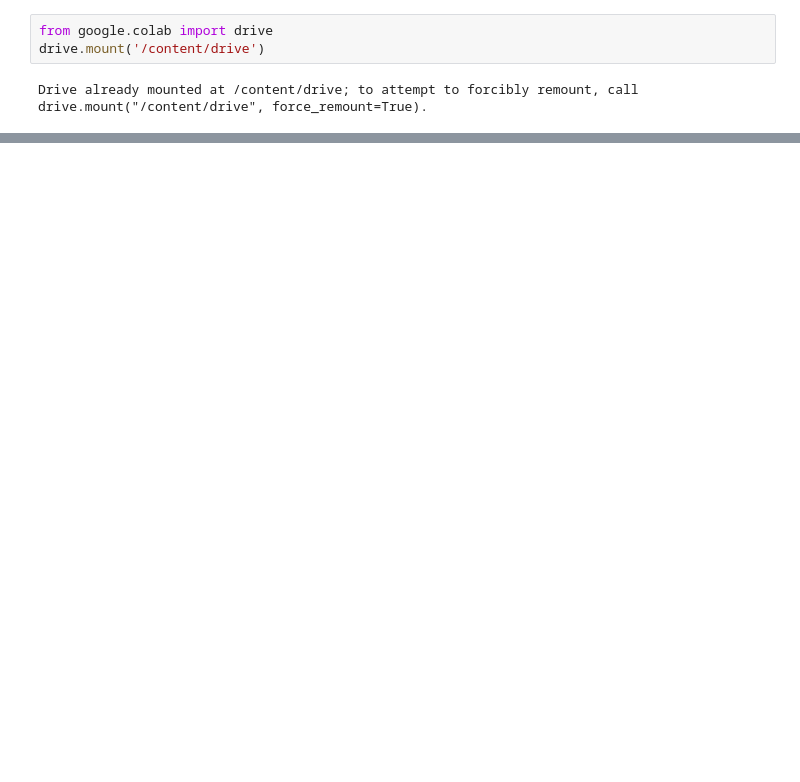
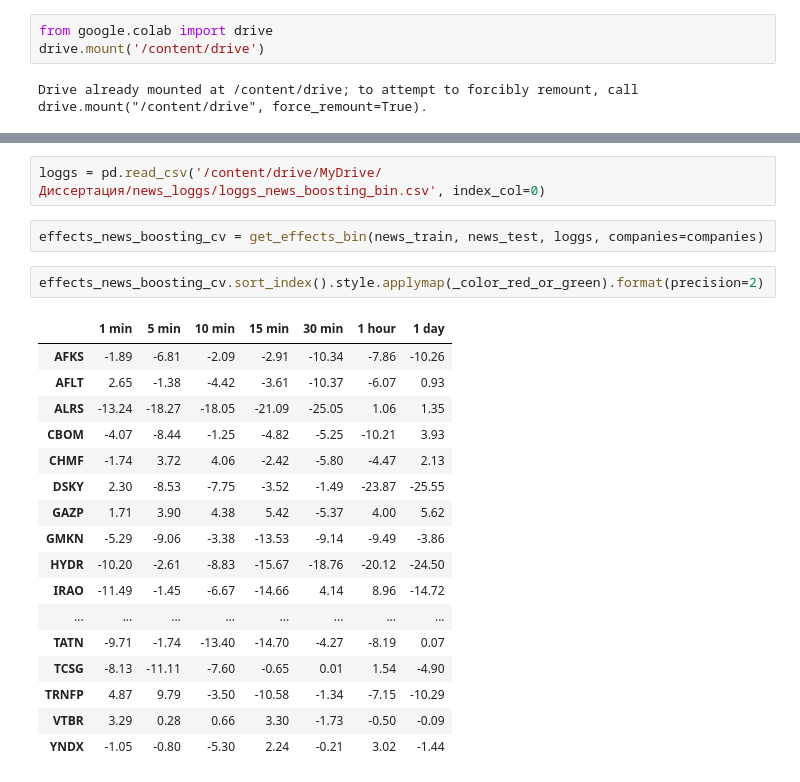
Before and after one commit to BorisenkoGeorgy/Disser_news_stocks, a Jupyter notebook: notebooks/BaselineModels.ipynb, the cells around one changed output, grey strips where cells are left out. Cells and saved outputs as stored; diff of their text form; blank space fills up the shorter version.

```diff
--- a/notebooks/BaselineModels.ipynb
+++ b/notebooks/BaselineModels.ipynb
@@ -559,0 +802,24 @@ evaluate(model, val_texts, val_target, train_target)
+# %%
+loggs = pd.read_csv('/content/drive/MyDrive/Диссертация/news_loggs/loggs_news_boosting_bin.csv', index_col=0)
+# %%
+effects_news_boosting_cv = get_effects_bin(news_train, news_test, loggs, companies=companies)
+# %%
+effects_news_boosting_cv.sort_index().style.applymap(_color_red_or_green).format(precision=2)
+# %% [output]
+|  | 1 min | 5 min | 10 min | 15 min | 30 min | 1 hour | 1 day |
+| AFKS | -1.89 | -6.81 | -2.09 | -2.91 | -10.34 | -7.86 | -10.26 |
+| AFLT | 2.65 | -1.38 | -4.42 | -3.61 | -10.37 | -6.07 | 0.93 |
+| ALRS | -13.24 | -18.27 | -18.05 | -21.09 | -25.05 | 1.06 | 1.35 |
+| CBOM | -4.07 | -8.44 | -1.25 | -4.82 | -5.25 | -10.21 | 3.93 |
+| CHMF | -1.74 | 3.72 | 4.06 | -2.42 | -5.80 | -4.47 | 2.13 |
+| DSKY | 2.30 | -8.53 | -7.75 | -3.52 | -1.49 | -23.87 | -25.55 |
+| GAZP | 1.71 | 3.90 | 4.38 | 5.42 | -5.37 | 4.00 | 5.62 |
+| GMKN | -5.29 | -9.06 | -3.38 | -13.53 | -9.14 | -9.49 | -3.86 |
+| HYDR | -10.20 | -2.61 | -8.83 | -15.67 | -18.76 | -20.12 | -24.50 |
+| IRAO | -11.49 | -1.45 | -6.67 | -14.66 | 4.14 | 8.96 | -14.72 |
+| ... | ... | ... | ... | ... | ... | ... | ... |
+| TATN | -9.71 | -1.74 | -13.40 | -14.70 | -4.27 | -8.19 | 0.07 |
+| TCSG | -8.13 | -11.11 | -7.60 | -0.65 | 0.01 | 1.54 | -4.90 |
+| TRNFP | 4.87 | 9.79 | -3.50 | -10.58 | -1.34 | -7.15 | -10.29 |
+| VTBR | 3.29 | 0.28 | 0.66 | 3.30 | -1.73 | -0.50 | -0.09 |
+| YNDX | -1.05 | -0.80 | -5.30 | 2.24 | -0.21 | 3.02 | -1.44 |
```
Also changed, not shown: parts of 152 cells of this notebook, 2 other files.
